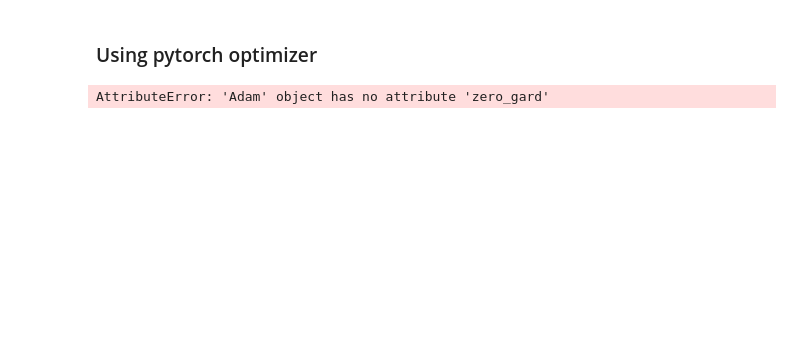
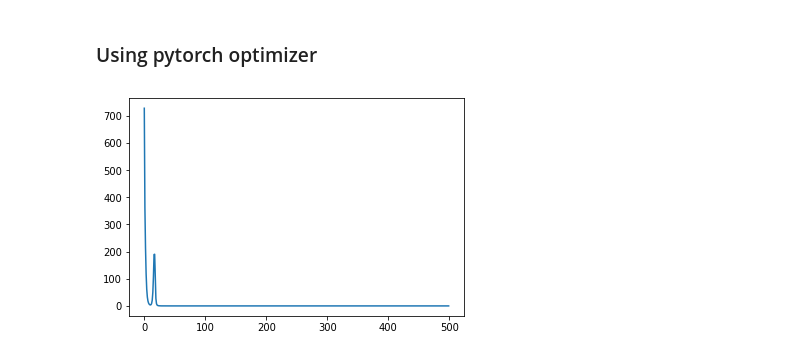
Before and after one commit to wogns3623/random_things, a Jupyter notebook: python/pytorch/neural_net.ipynb, the cells around one changed output. Saved outputs shown, nothing was run; the diff lists cells and outputs as text; code cells hidden in the pictures; blank space fills up the shorter version.

```diff
--- a/python/pytorch/neural_net.ipynb
+++ b/python/pytorch/neural_net.ipynb
@@ -128,32 +128,32 @@ loss_arr = torch.empty(k)
 model = nn.Sequential(
     nn.Linear(D_in, H),
     nn.ReLU(),
     nn.Linear(H, D_out)
 )
 
 loss_fn = nn.MSELoss(reduction="sum")
 
 # initalize optimizer
 # 가중치의 갱신을 optimizer가 전담함
 optimizer = torch.optim.SGD(model.parameters(), lr=learning_rate)
 
 for i in range(k):
     y_pred = model(x)
 
     loss = loss_fn(y_pred, y)
     loss_arr[i] = loss.item()
 
     # model.zero_grad()
-    optimizer.
+    optimizer.zero_grad()
 
     loss.backward()
 
     # with torch.no_grad():
     #     for param in model.parameters():
     #         param -= learning_rate * param.grad
     optimizer.step()
 
 plt.plot(loss_arr)
 plt.show()
 # %% [output]
-AttributeError: 'Adam' object has no attribute 'zero_gard'
+[figure, added]
```
Also changed, not shown: parts of 5 cells of this notebook.
